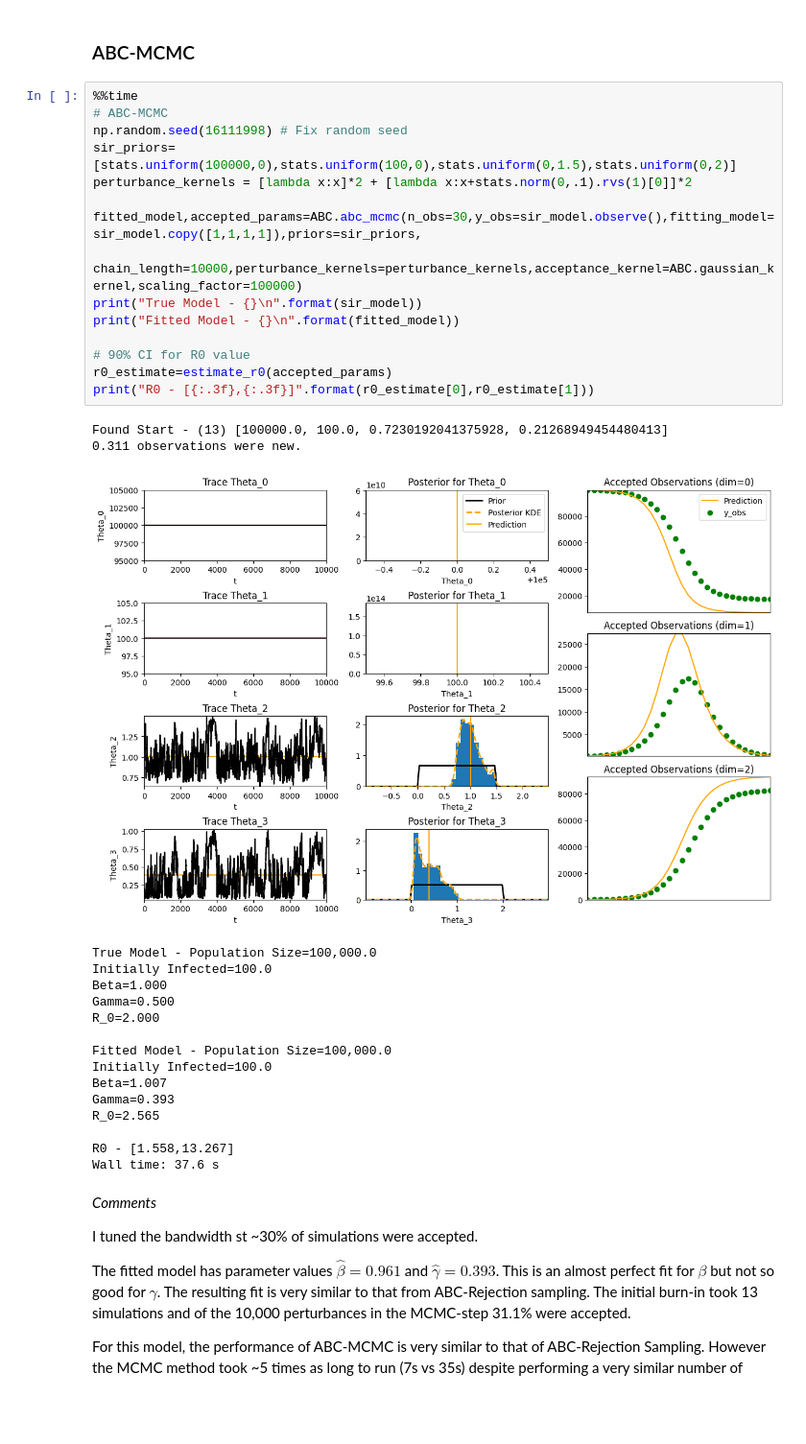
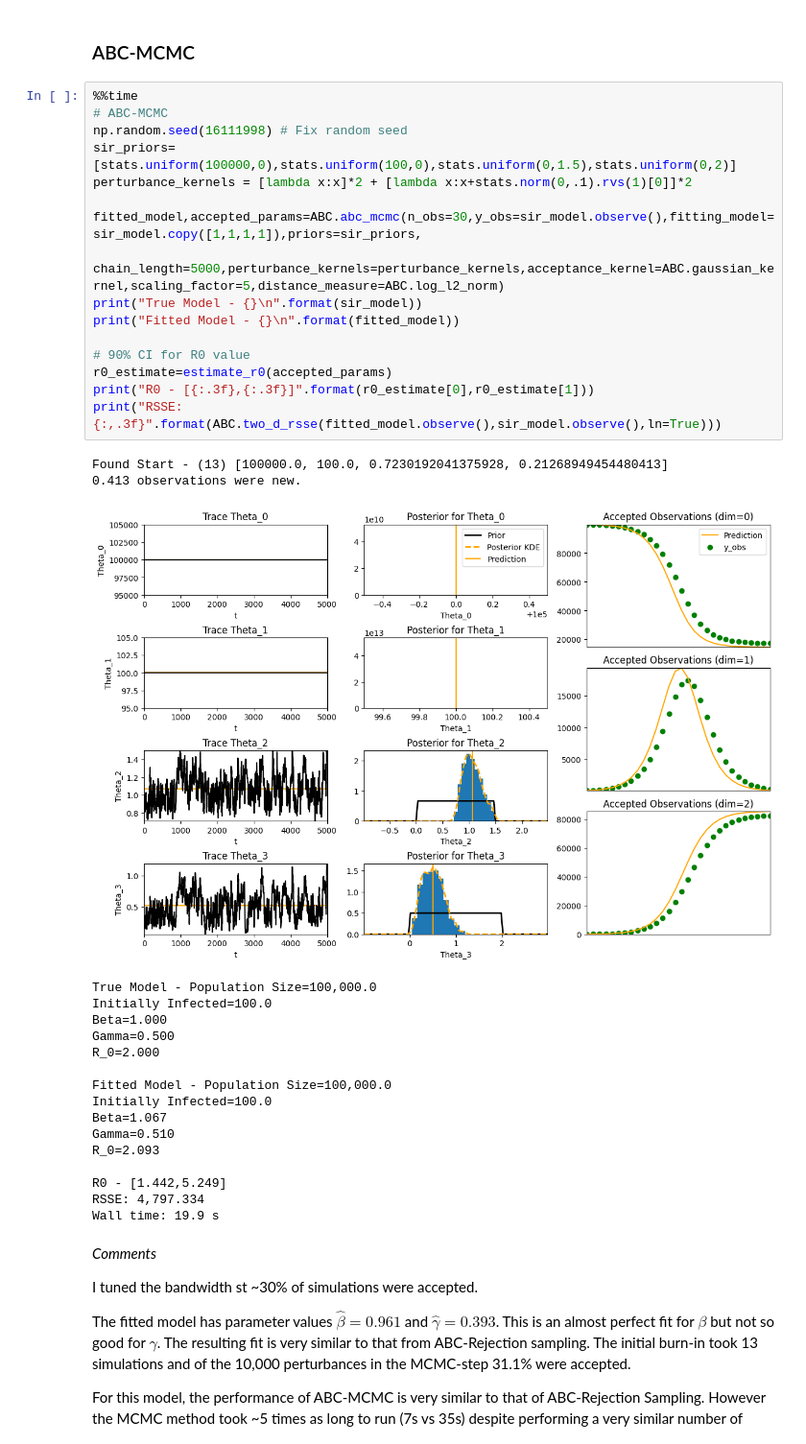
Before and after one commit to dajhutchinson/bayesian-modelling-of-epidemic-events, a Jupyter notebook: Code/SIR_Notebook.ipynb, the cells around one changed output. Shown at 96% size. Cells and saved outputs as stored; diff of their text form; blank space fills up the shorter version.

```diff
--- a/Code/SIR_Notebook.ipynb
+++ b/Code/SIR_Notebook.ipynb
@@ -211,22 +213,23 @@ The posteriors for $\beta,\gamma$ ($\theta_2,\theta_3$ respectively) do show tha
 # %%
 %%time
 # ABC-MCMC
 np.random.seed(16111998) # Fix random seed
 sir_priors=[stats.uniform(100000,0),stats.uniform(100,0),stats.uniform(0,1.5),stats.uniform(0,2)]
 perturbance_kernels = [lambda x:x]*2 + [lambda x:x+stats.norm(0,.1).rvs(1)[0]]*2
 
 fitted_model,accepted_params=ABC.abc_mcmc(n_obs=30,y_obs=sir_model.observe(),fitting_model=sir_model.copy([1,1,1,1]),priors=sir_priors,
-    chain_length=10000,perturbance_kernels=perturbance_kernels,acceptance_kernel=ABC.gaussian_kernel,scaling_factor=100000)
+    chain_length=5000,perturbance_kernels=perturbance_kernels,acceptance_kernel=ABC.gaussian_kernel,scaling_factor=5,distance_measure=ABC.log_l2_norm)
 print("True Model - {}\n".format(sir_model))
 print("Fitted Model - {}\n".format(fitted_model))
 
 # 90% CI for R0 value
 r0_estimate=estimate_r0(accepted_params)
 print("R0 - [{:.3f},{:.3f}]".format(r0_estimate[0],r0_estimate[1]))
+print("RSSE: {:,.3f}".format(ABC.two_d_rsse(fitted_model.observe(),sir_model.observe(),ln=True)))
 # %% [output]
 Found Start - (13) [100000.0, 100.0, 0.7230192041375928, 0.21268949454480413]
-0.311 observations were new.
+0.413 observations were new.
-[figure, old version]
+[figure, new version]
 True Model - Population Size=100,000.0
 Initially Infected=100.0
 Beta=1.000
@@ -235,12 +238,13 @@ R_0=2.000
 
 Fitted Model - Population Size=100,000.0
 Initially Infected=100.0
-Beta=1.007
-Gamma=0.393
-R_0=2.565
+Beta=1.067
+Gamma=0.510
+R_0=2.093
 
-R0 - [1.558,13.267]
-Wall time: 37.6 s
+R0 - [1.442,5.249]
+RSSE: 4,797.334
+Wall time: 19.9 s
 # %% [markdown]
 *Comments*
 
```
Also changed, not shown: parts of 6 cells of this notebook, 5 other files.
